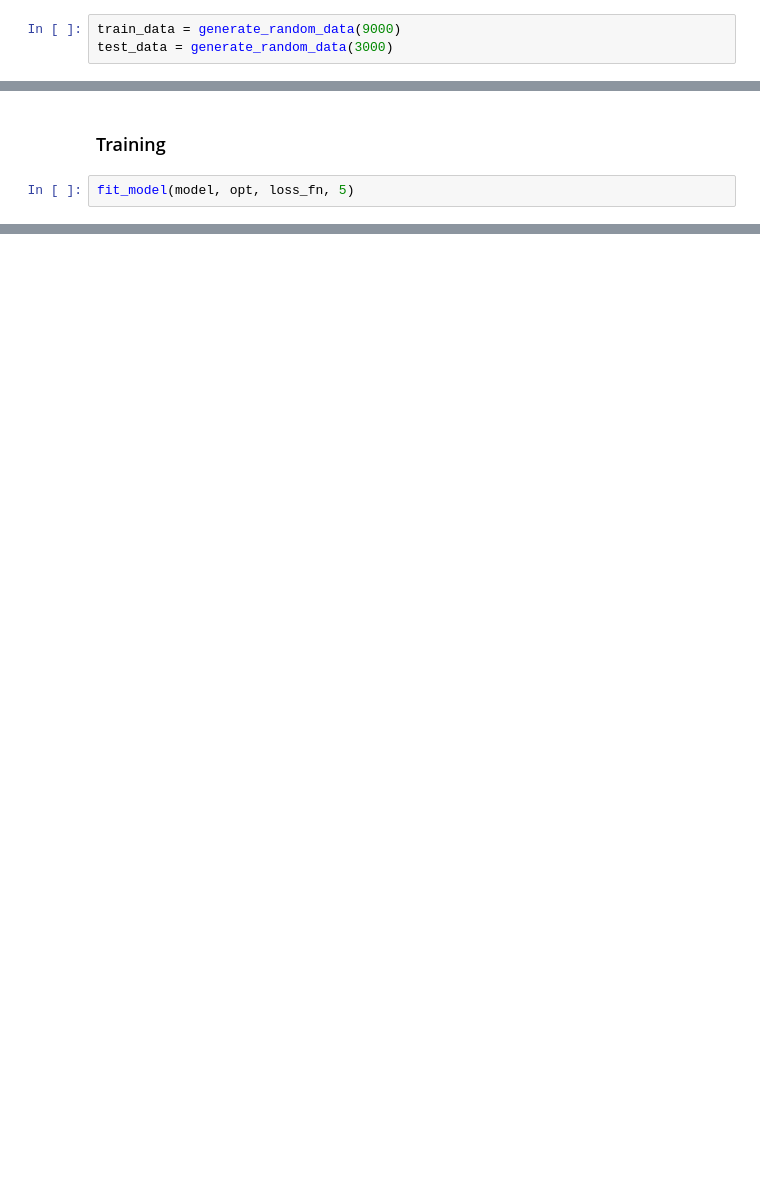
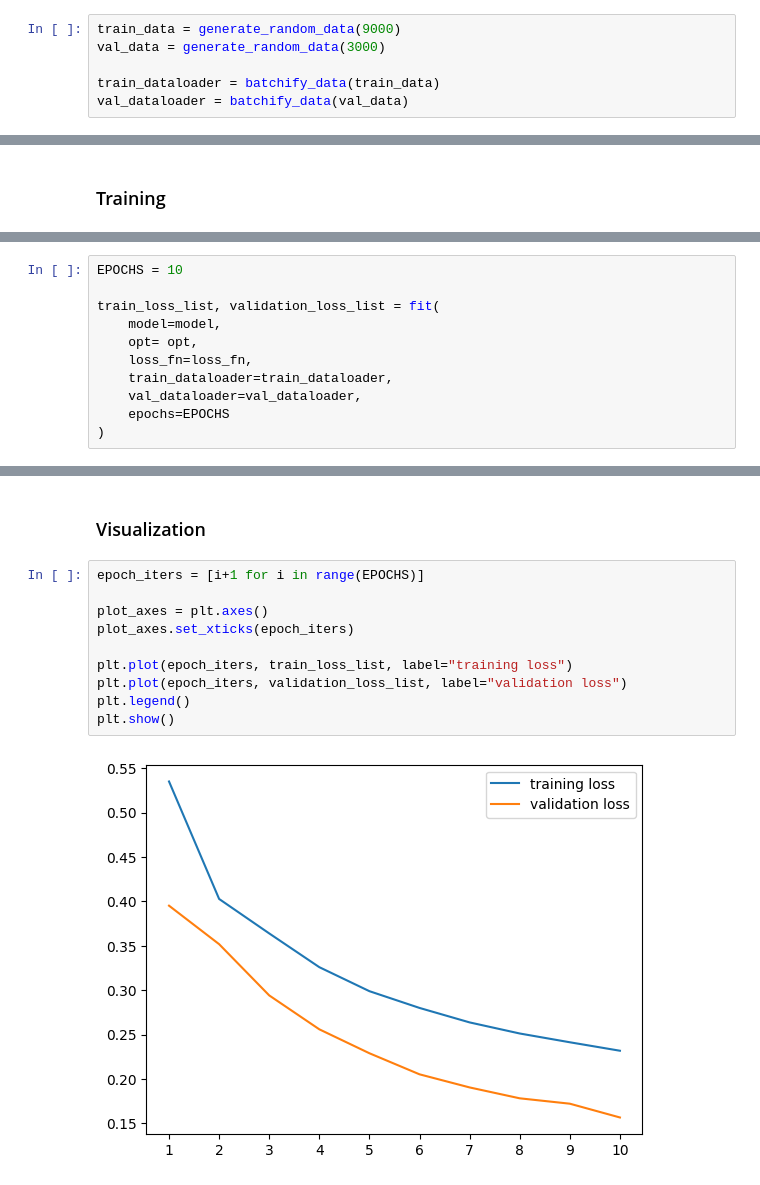
Before and after one commit to cstainsby/B-Onion, a Jupyter notebook: src/backend/model/notebooks/BasicTransformerExample.ipynb, the cells around one changed output, grey strips where cells are left out. Drawn from its saved outputs; the diff is of its cells as text; blank space fills up the shorter version.

```diff
--- a/src/backend/model/notebooks/BasicTransformerExample.ipynb
+++ b/src/backend/model/notebooks/BasicTransformerExample.ipynb
@@ -29,5 +28,8 @@ loss_fn = nn.CrossEntropyLoss()
 ### Create Random Data
 # %%
 train_data = generate_random_data(9000)
-test_data = generate_random_data(3000)
+val_data = generate_random_data(3000)
+
+train_dataloader = batchify_data(train_data)
+val_dataloader = batchify_data(val_data)
 # %% [output]
@@ -39,4 +38,2 @@ Batch()
 # %% [markdown]
 ### Training
-# %%
-fit_model(model, opt, loss_fn, 5)
@@ -45,0 +40,11 @@ TypeError: run_epoch() got an unexpected keyword argument 'optimizer'
+# %%
+EPOCHS = 10
+
+train_loss_list, validation_loss_list = fit(
+    model=model,
+    opt= opt,
+    loss_fn=loss_fn,
+    train_dataloader=train_dataloader,
+    val_dataloader=val_dataloader,
+    epochs=EPOCHS
+)
@@ -45,0 +69,14 @@ TypeError: run_epoch() got an unexpected keyword argument 'optimizer'
+# %% [markdown]
+### Visualization
+# %%
+epoch_iters = [i+1 for i in range(EPOCHS)]
+
+plot_axes = plt.axes()
+plot_axes.set_xticks(epoch_iters)
+
+plt.plot(epoch_iters, train_loss_list, label="training loss")
+plt.plot(epoch_iters, validation_loss_list, label="validation loss")
+plt.legend()
+plt.show()
+# %% [output]
+[figure, added]
```
Also changed, not shown: parts of 10 cells of this notebook, 7 other files.
